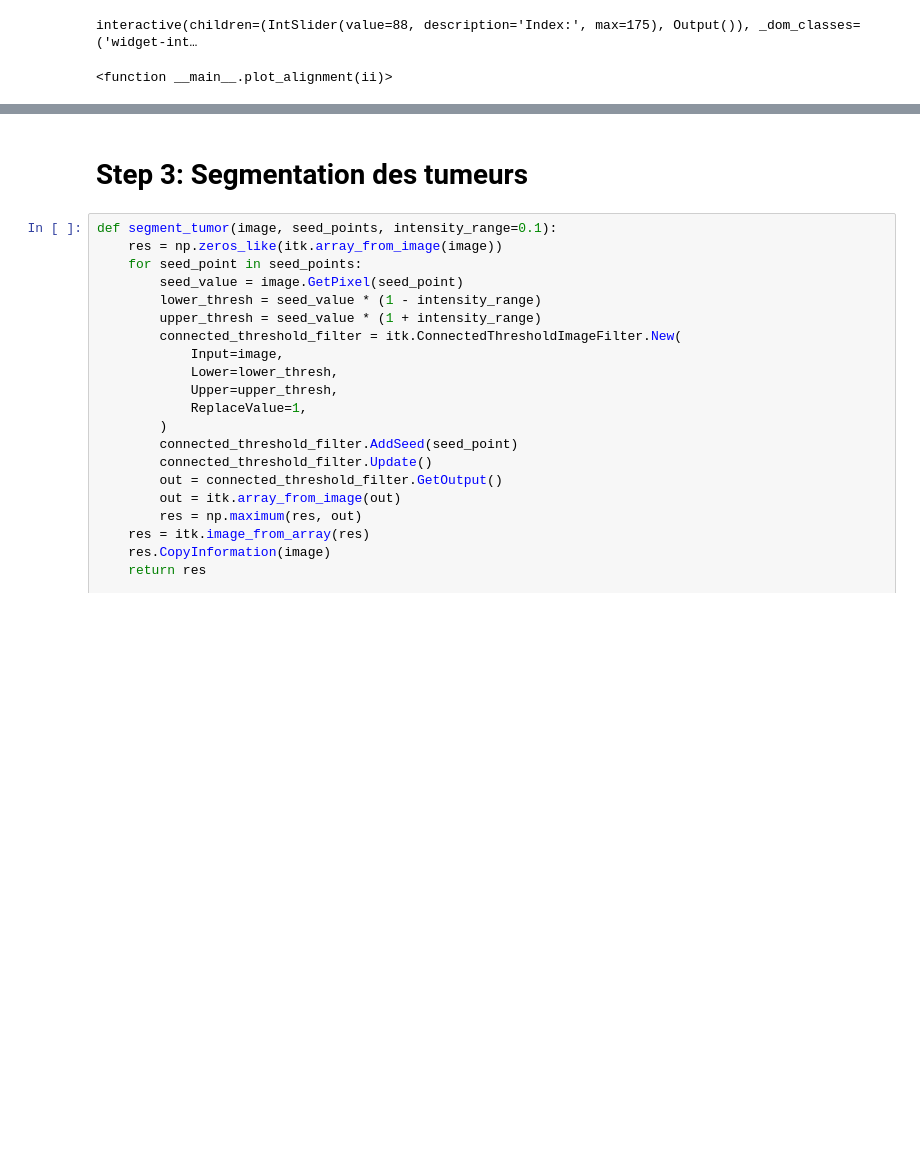
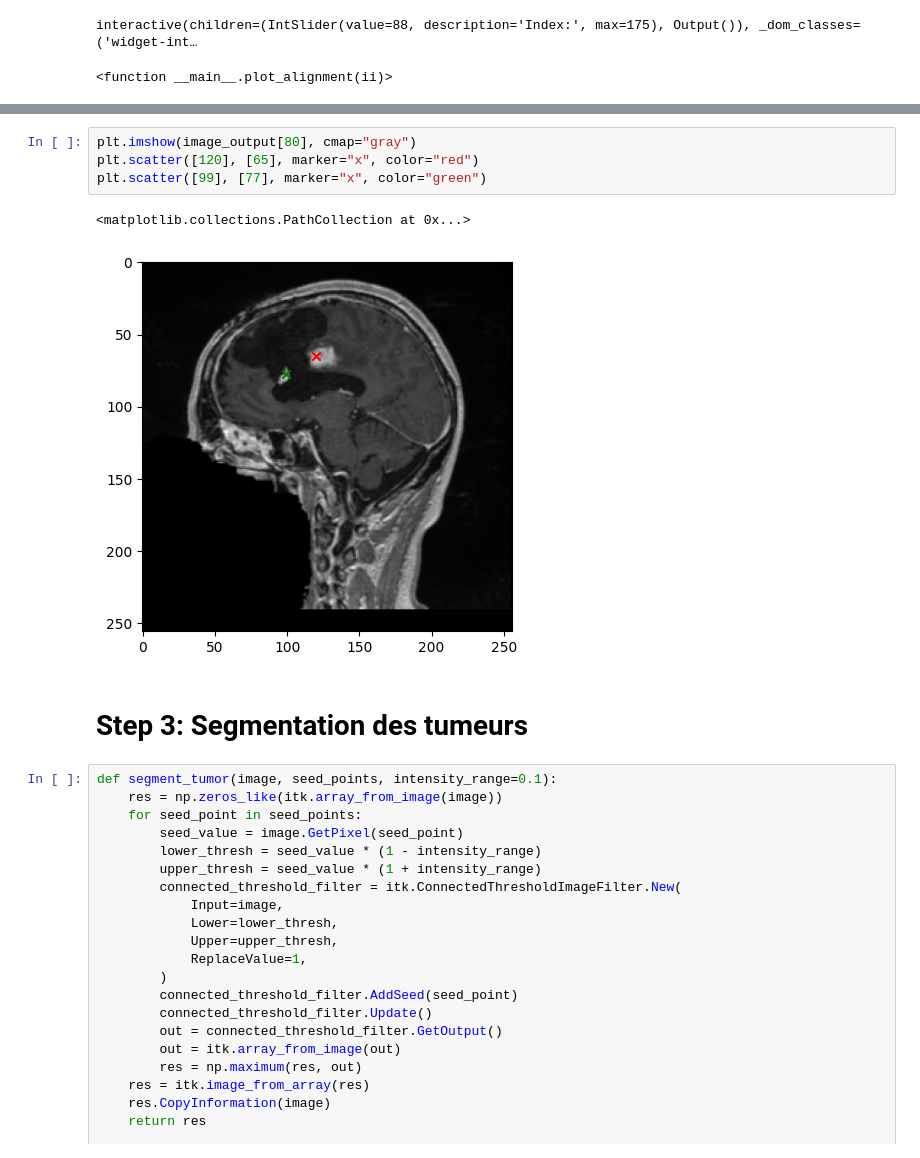
Before and after one commit to istratii/itk_vtk, a Jupyter notebook: main.ipynb, the cells around one changed output, grey strips where cells are left out. Drawn from its saved outputs; the diff is of its cells as text; blank space fills up the shorter version.

```diff
--- a/main.ipynb
+++ b/main.ipynb
@@ -218,3 +225,10 @@ interactive(children=(IntSlider(value=88, description='Index:', max=175), Output
+# %%
+plt.imshow(image_output[80], cmap="gray")
+plt.scatter([120], [65], marker="x", color="red")
+plt.scatter([99], [77], marker="x", color="green")
+# %% [output]
+<matplotlib.collections.PathCollection at 0x...>
+[figure, added]
 # %% [markdown]
 # Step 3: Segmentation des tumeurs
 # %%
```
Also changed, not shown: parts of 1 cell of this notebook.
